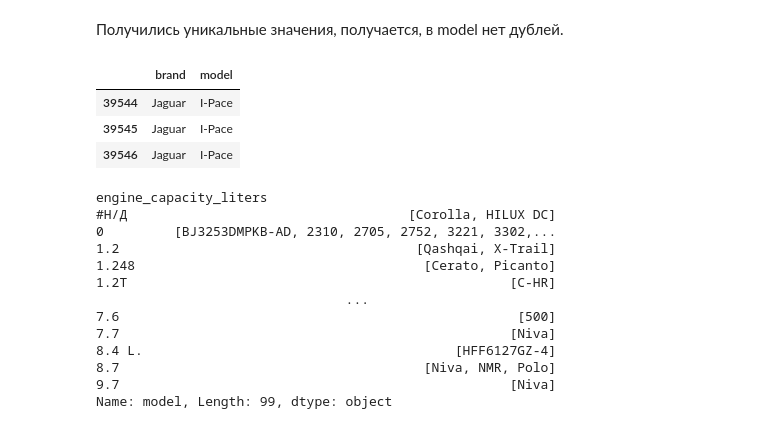
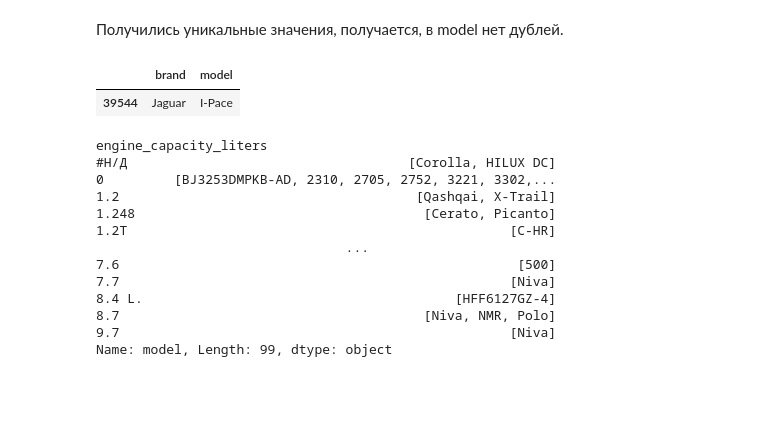
Before and after one commit to Heensz/analysis-of-the-car-market-of-Kazakhstan, a Jupyter notebook: Анализ авторынка Казахстана.ipynb, the cells around one changed output. Drawn from its saved outputs; the diff is of its cells as text; code cells hidden in the pictures; blank space fills up the shorter version.

```diff
--- a/Анализ авторынка Казахстана.ipynb
+++ b/Анализ авторынка Казахстана.ipynb
@@ -368,12 +367,10 @@ df.query('model == "3"|model == "3 серия"|model == "6"|model == "6 сери
 Получились уникальные значения, получается, в model нет дублей.
 # %%
 #посмотрим у какой модели вместо объёма двигателя мощность
-df.query('engine_capacity_liters == "400 Л.С."')[['brand','model']]
+df.query('engine_capacity_liters == "400 Л.С."')[['brand','model']].drop_duplicates()
 # %% [output]
 |  | brand | model |
 | 39544 | Jaguar | I-Pace |
-| 39545 | Jaguar | I-Pace |
-| 39546 | Jaguar | I-Pace |
 # %%
 # удалим дубли в engine_capacity_liters '2' '2.0' '2.0h' '3' '3.0 L' '4' '4.0' '4.3' '4.3.' '4.98' '4.98 L.' '6.7' '6.7L'
 duplicates_engine_capacity_liters = {
```
Also changed, not shown: parts of 6 cells of this notebook.
